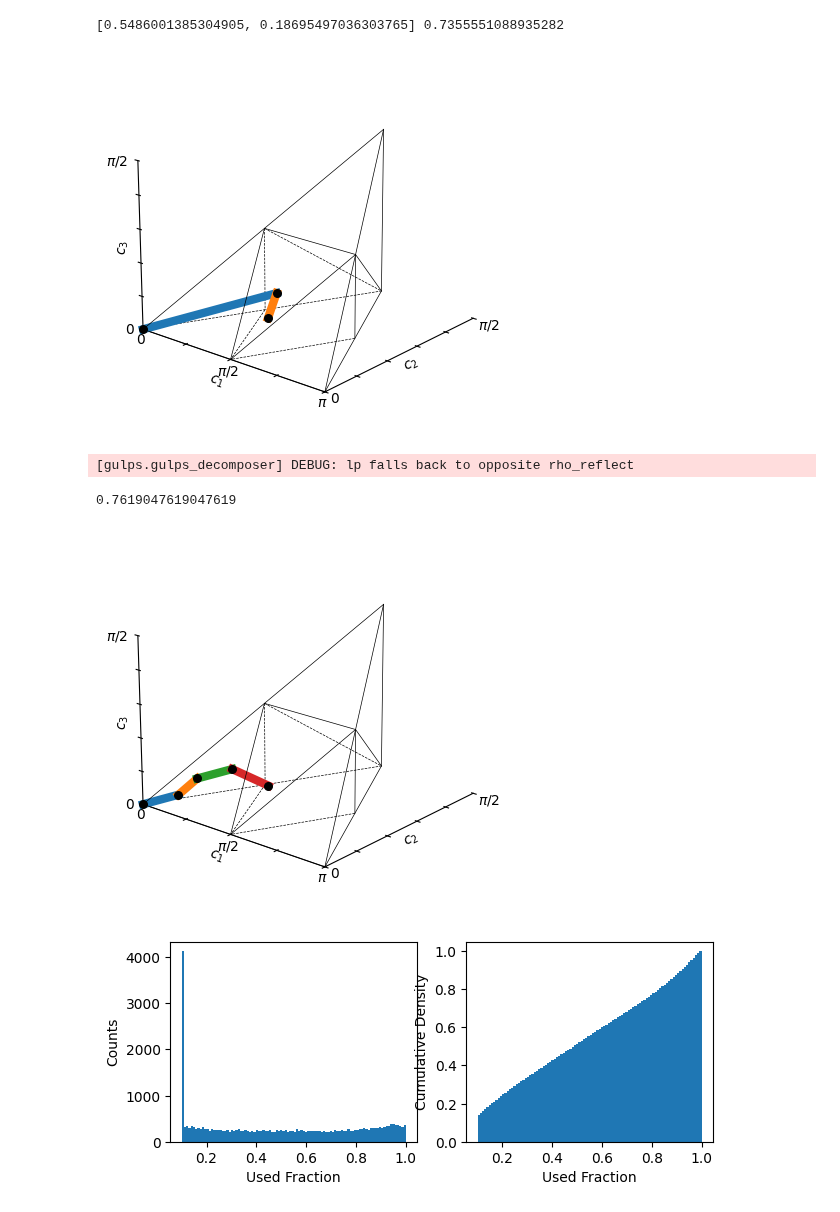
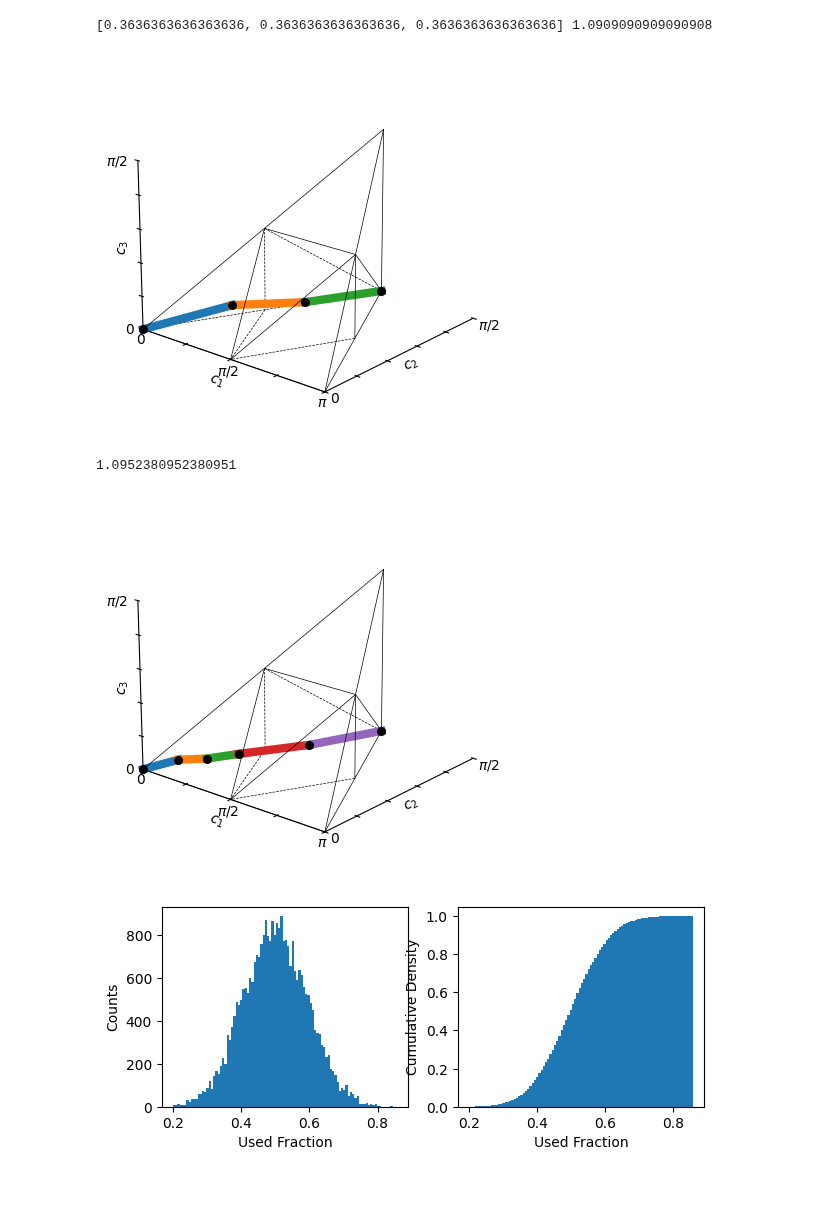
Before and after one commit to evmckinney9/gulps, a Jupyter notebook: src/notebooks/03_cplex.ipynb, the cells around one changed output. Saved outputs shown, nothing was run; the diff lists cells and outputs as text; code cells hidden in the pictures.

Commit message:
wip: some cts gate stuff

```diff
--- a/src/notebooks/03_cplex.ipynb
+++ b/src/notebooks/03_cplex.ipynb
@@ -30,7 +43,3 @@ WARNING:2025-09-18 01:42:41,874:jax._src.xla_bridge:864: An NVIDIA GPU may be pr
 # %%
-base = GateInvariants.from_unitary(fsim(np.pi / 2, np.pi / 6).power(1.0))
+base = GateInvariants.from_unitary(fsim(np.pi / 2, np.pi / 6))
 solver = ContinuousISAConstraints(base=base, sequence_length=8, offset=1e-6)
-# %%
-print("=== sanity on k vars ===")
-for i, v in enumerate(solver.k_vars):
-    print(i, "LB=", v.lb, "UB=", v.ub, "type=", getattr(v, "vartype", None))
@@ -60,6 +46,6 @@ def cts_solve(solver, target):
 # %%
-# target = GateInvariants.from_unitary(iSwapGate())
-target = GateInvariants.from_unitary(random_unitary(dims=4))
+target = GateInvariants.from_unitary(iSwapGate())
+# target = GateInvariants.from_unitary(random_unitary(dims=4))
 
 gi_list, intermediates, ks = cts_solve(solver, target)
 print(ks, sum(ks))
@@ -68,8 +54,8 @@ from gulps.utils.visualize import render_path
 
 render_path(intermediates);
 # %% [output]
-[0.5486001385304905, 0.18695497036303765] 0.7355551088935282
+[0.3636363636363636, 0.3636363636363636, 0.3636363636363636] 1.0909090909090908
-[figure, old version]
+[figure, new version]
 # %%
 from gulps.gulps_decomposer import GulpsDecomposer
 
@@ -89,38 +75,37 @@ sentence_out, example_intermediates = decomposer._best_decomposition(target_inv=
 print(sum(decomposer.isa.cost_dict[g] for g in sentence_out))
 render_path(example_intermediates);
 # %% [output]
-[gulps.gulps_decomposer] DEBUG: lp falls back to opposite rho_reflect
+1.0952380952380951
-0.7619047619047619
-[figure, old version]
+[figure, new version]
 # %%
 from qiskit.circuit.library import RXXGate
 
 zz_base = GateInvariants.from_unitary(RXXGate(theta=np.pi / 2))
-zz_solver = ContinuousISAConstraints(base=zz_base, sequence_length=8, offset=1e-6)
+zz_solver = ContinuousISAConstraints(base=zz_base, sequence_length=8)
 used_fractions = []
 N = 10_000
 for i in tqdm(range(N)):
     target = GateInvariants.from_unitary(random_unitary(dims=4))
     gi_list, intermediates, ks = cts_solve(zz_solver, target)
     used_fractions.extend(ks)
 
 # histogram of used fractions
 import matplotlib.pyplot as plt
 
 nbins = int(np.sqrt(N))
 fig, axes = plt.subplots(1, 2, figsize=(7.0, 2.6))
 axs = axes[0]
 axs.hist(used_fractions, bins=nbins)
 axs.set_xlabel("Used Fraction")
 axs.set_ylabel("Counts")
 
 axs = axes[1]
 axs.hist(used_fractions, bins=nbins, cumulative=True, density=True)
 axs.set_xlabel("Used Fraction")
 axs.set_ylabel("Cumulative Density")
 
 plt.show()
 # %% [output]
-[figure, old version]
+[figure, new version]
 # %%
 fsim_base = GateInvariants.from_unitary(fsim(np.pi / 2, np.pi / 6).power(1.0))
```
Also changed, not shown: parts of 8 cells of this notebook, 1 other file.
